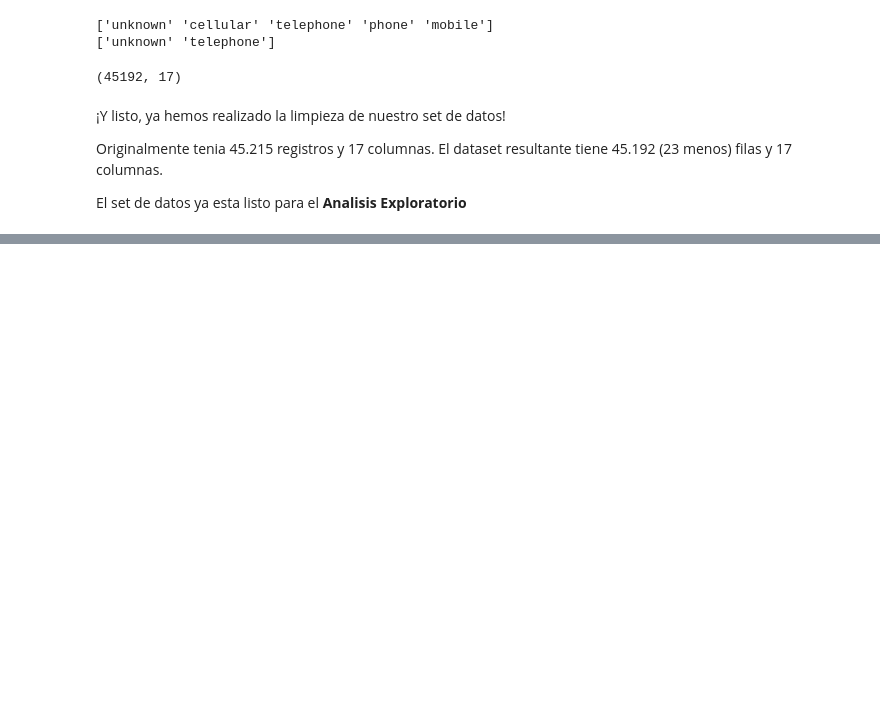
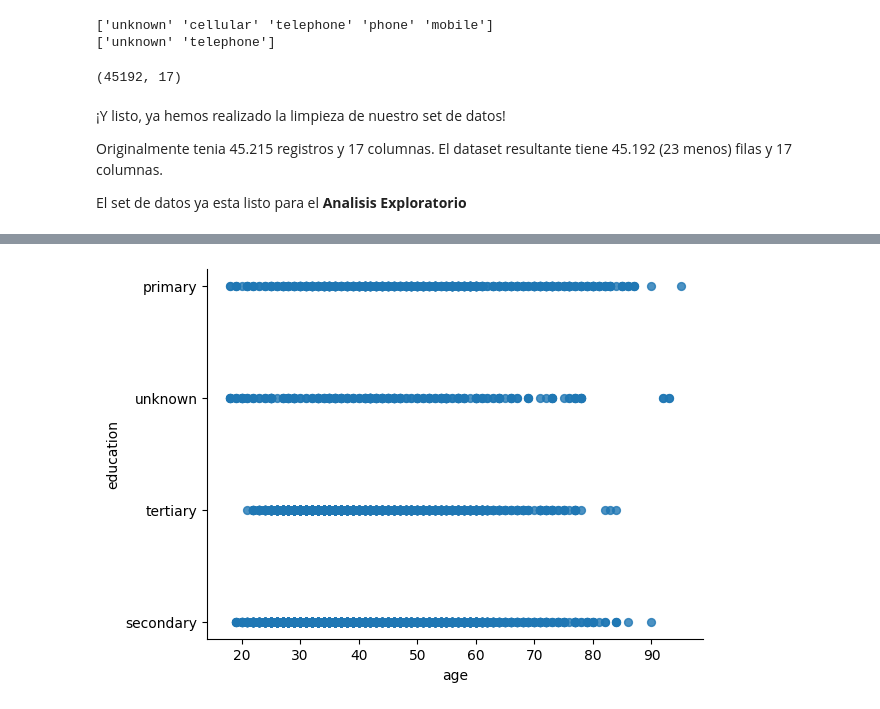
Before and after one commit to Dagnne/TalentoTechDag, a Jupyter notebook: Dagnne_Limpieza_datos.ipynb, the cells around one changed output, grey strips where cells are left out. Cells and saved outputs as stored; diff of their text form; code cells hidden in the pictures; blank space fills up the shorter version.

```diff
--- a/Dagnne_Limpieza_datos.ipynb
+++ b/Dagnne_Limpieza_datos.ipynb
@@ -478,0 +552,10 @@ data.to_csv(ruta, index=False)
+# %%
+from matplotlib import pyplot as plt
+
+# Esta grafica nos muestra la edad y nivel de educacion del los clientes interesados en el certificado de deposito
+yes_data = data[data['y'] == 'yes'] # esta linea de codigo es la que define el subnivel
+# de la categoria que se quiere visualizar especificamente, vs otras categorias
+yes_data.plot(kind='scatter', x='age', y='education', s=32, alpha=.8)
+plt.gca().spines[['top', 'right',]].set_visible(False)
+# %% [output]
+[figure, added]
```
Also changed, not shown: parts of 15 cells of this notebook.
